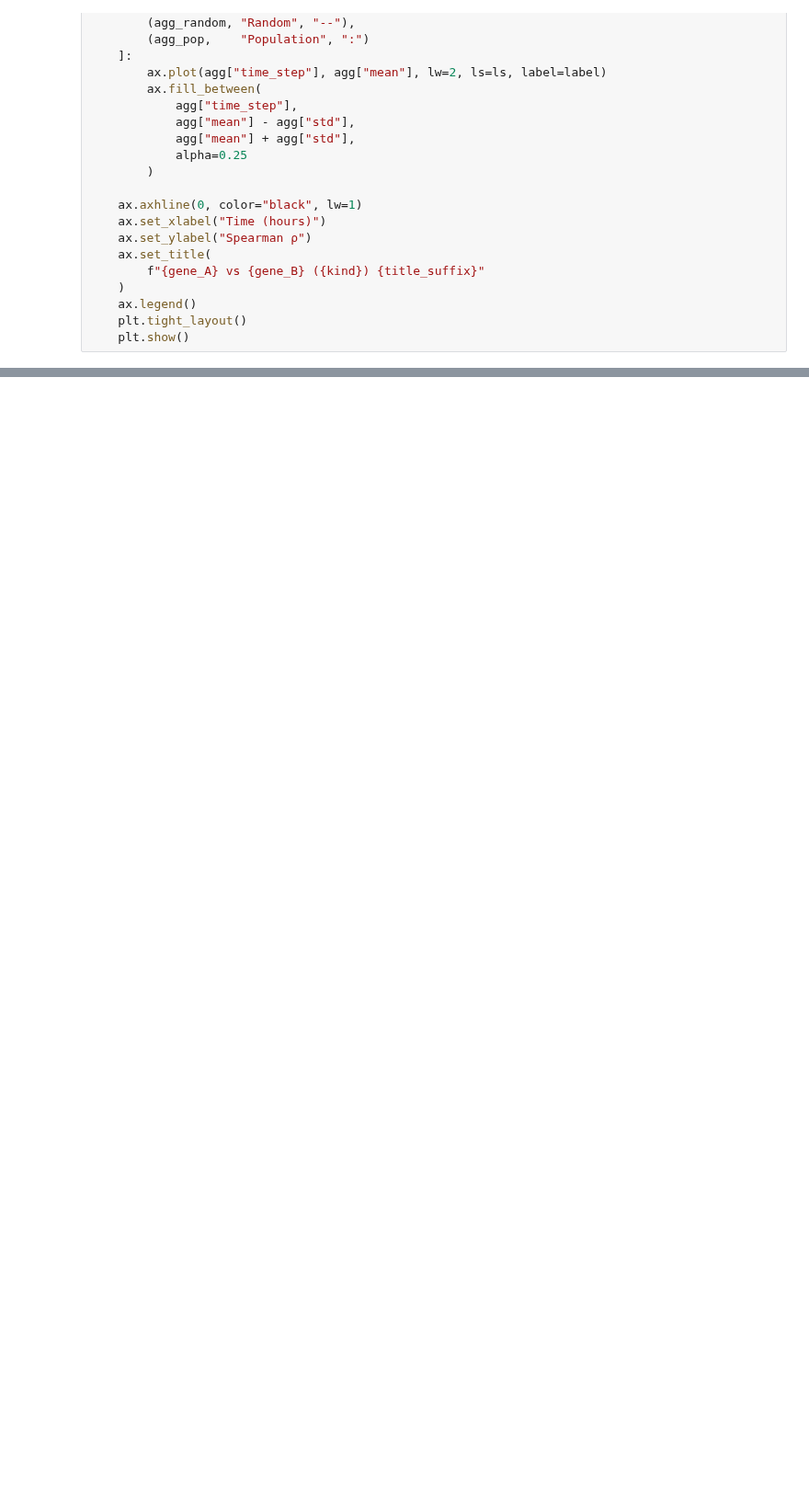
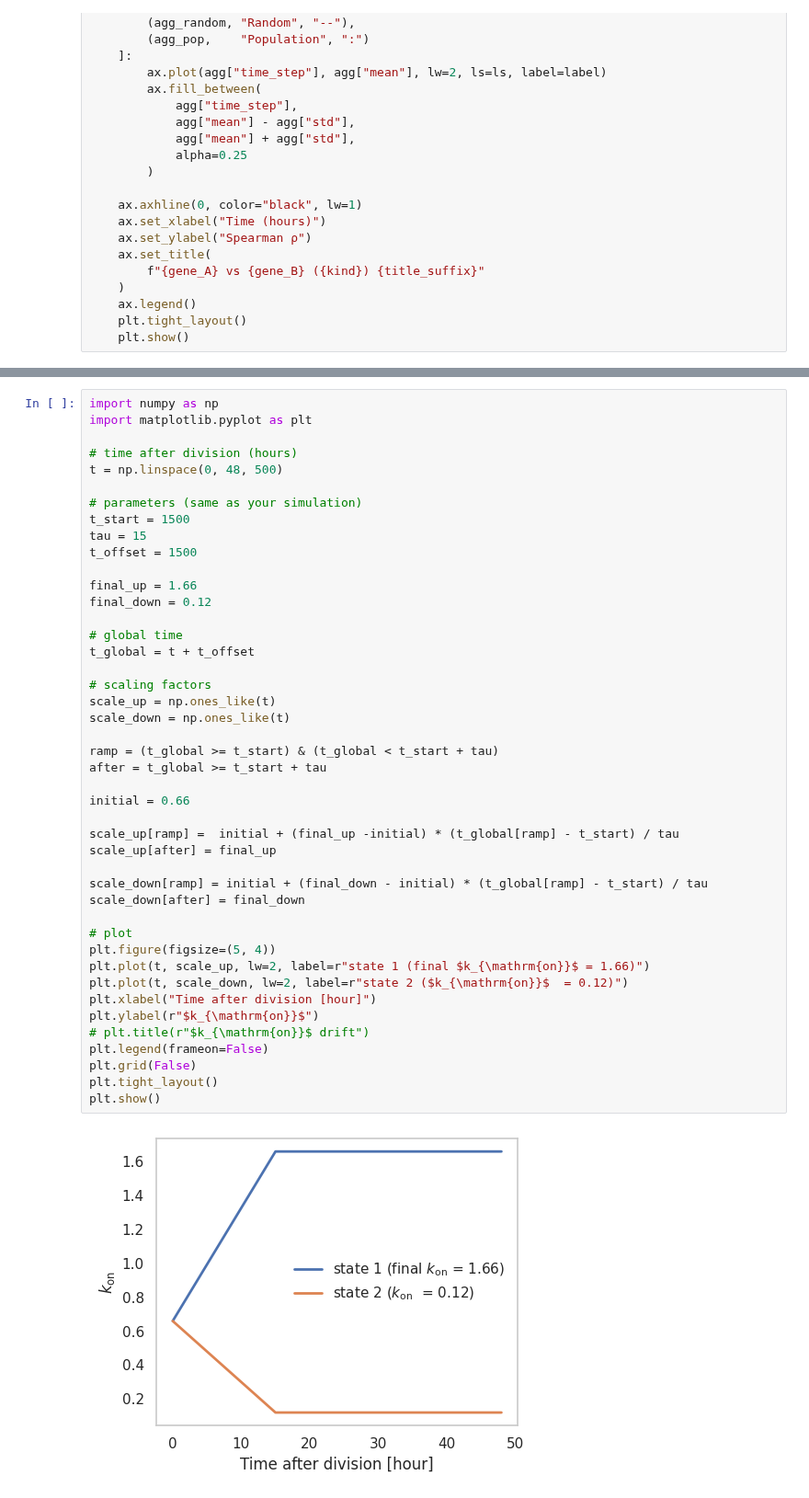
Before and after one commit to GoyalLab/TwINFER, a Jupyter notebook: drift_multiple_state/visualize_drift_simulation.ipynb, the cells around one changed output, grey strips where cells are left out. Shown at 92% size. Cells and saved outputs as stored; diff of their text form; blank space fills up the shorter version.

```diff
--- a/drift_multiple_state/visualize_drift_simulation.ipynb
+++ b/drift_multiple_state/visualize_drift_simulation.ipynb
@@ -639,0 +646,46 @@ plot_mean_std_single(
+# %%
+import numpy as np
+import matplotlib.pyplot as plt
+
+# time after division (hours)
+t = np.linspace(0, 48, 500)
+
+# parameters (same as your simulation)
+t_start = 1500
+tau = 15
+t_offset = 1500
+
+final_up = 1.66
+final_down = 0.12
+
+# global time
+t_global = t + t_offset
+
+# scaling factors
+scale_up = np.ones_like(t)
+scale_down = np.ones_like(t)
+
+ramp = (t_global >= t_start) & (t_global < t_start + tau)
+after = t_global >= t_start + tau
+
+initial = 0.66
+
+scale_up[ramp] =  initial + (final_up -initial) * (t_global[ramp] - t_start) / tau
+scale_up[after] = final_up
+
+scale_down[ramp] = initial + (final_down - initial) * (t_global[ramp] - t_start) / tau
+scale_down[after] = final_down
+
+# plot
+plt.figure(figsize=(5, 4))
+plt.plot(t, scale_up, lw=2, label=r"state 1 (final $k_{\mathrm{on}}$ = 1.66)")
+plt.plot(t, scale_down, lw=2, label=r"state 2 ($k_{\mathrm{on}}$  = 0.12)")
+plt.xlabel("Time after division [hour]")
+plt.ylabel(r"$k_{\mathrm{on}}$")
+# plt.title(r"$k_{\mathrm{on}}$ drift")
+plt.legend(frameon=False)
+plt.grid(False)
+plt.tight_layout()
+plt.show()
+# %% [output]
+[figure, added]
```
Also changed, not shown: parts of 5 cells of this notebook, 6 other files.
